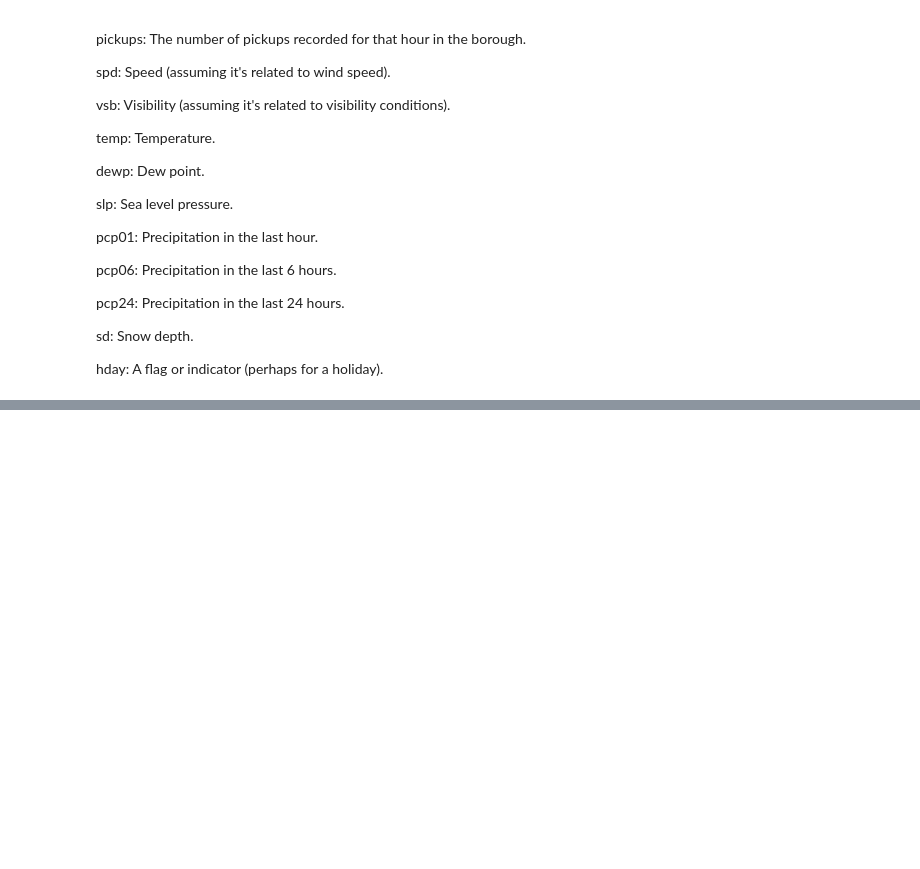
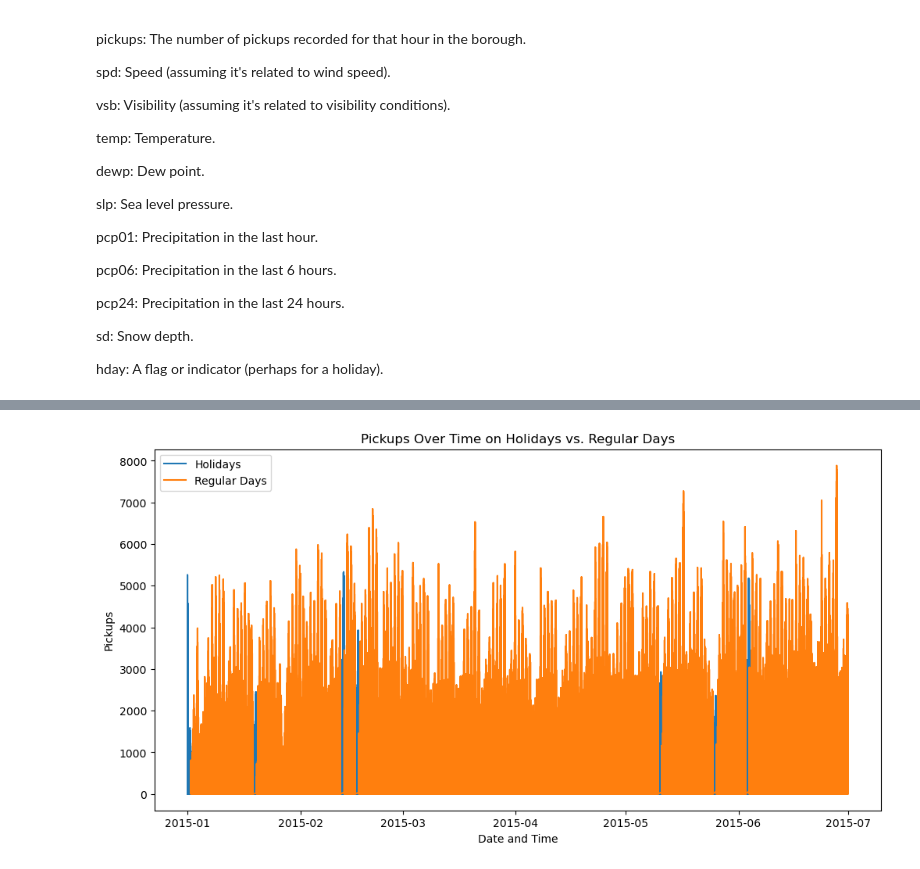
Before and after one commit to Jherza-X/Project1-Group9, a Jupyter notebook: Uber-Weather-Project/project-1 - Q4.ipynb, the cells around one changed output, grey strips where cells are left out. Saved outputs shown, nothing was run; the diff lists cells and outputs as text; code cells hidden in the pictures; blank space fills up the shorter version.

```diff
--- a/Uber-Weather-Project/project-1 - Q4.ipynb
+++ b/Uber-Weather-Project/project-1 - Q4.ipynb
@@ -97,0 +157,16 @@ array(['Bronx', 'Brooklyn', 'EWR', 'Manhattan', 'Queens', 'Staten Island'],
+# %%
+#Time Analysis
+#this is a time series plot created by using multiple time periods,
+#This chart helps to visualize how pickups vary over time for both holidays and regular days.
+
+uber_weather_df['pickup_datetime'] = pd.to_datetime(uber_weather_df['pickup_date'] + ' ' + uber_weather_df['pickup_time'])
+plt.figure(figsize=(12, 6))
+plt.plot(uber_weather_df[uber_weather_df['hday'] == 'Y']['pickup_datetime'], uber_weather_df[uber_weather_df['hday'] == 'Y']['pickups'], label='Holidays')
+plt.plot(uber_weather_df[uber_weather_df['hday'] != 'Y']['pickup_datetime'], uber_weather_df[uber_weather_df['hday'] != 'Y']['pickups'], label='Regular Days')
+plt.title("Pickups Over Time on Holidays vs. Regular Days")
+plt.xlabel("Date and Time")
+plt.ylabel("Pickups")
+plt.legend()
+plt.show()
+# %% [output]
+[figure, added]
```
Also changed, not shown: parts of 15 cells of this notebook.
